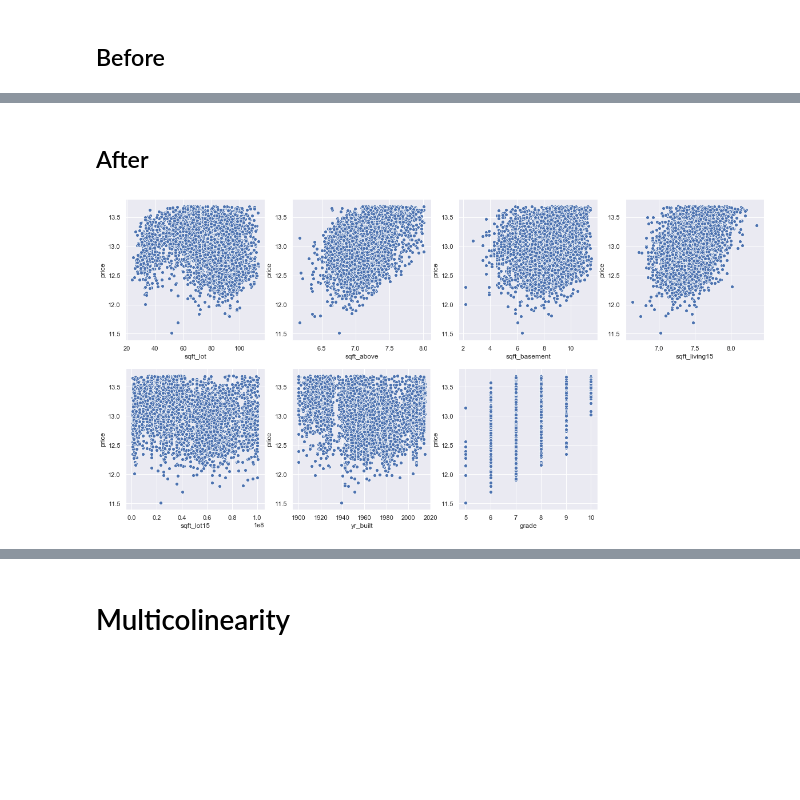
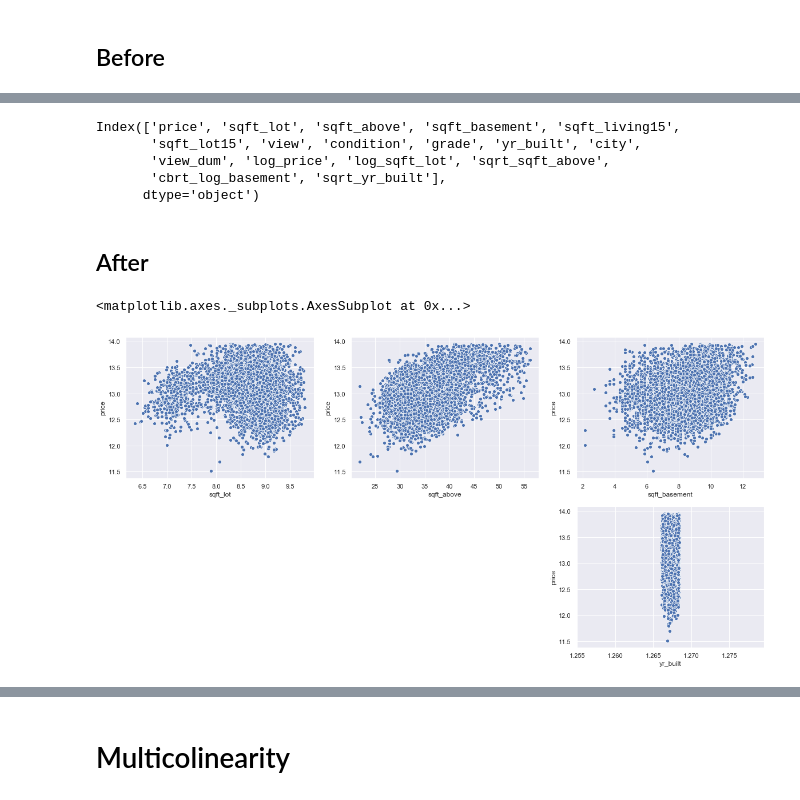
Before and after one commit to melanieshi0120/nyc-mhtn-ds-010620-lectures, a Jupyter notebook: week-6/KC_house_data/kc_house_data.ipynb, the cells around one changed output, grey strips where cells are left out. Saved outputs shown, nothing was run; the diff lists cells and outputs as text; code cells hidden in the pictures; blank space fills up the shorter version.

```diff
--- a/week-6/KC_house_data/kc_house_data.ipynb
+++ b/week-6/KC_house_data/kc_house_data.ipynb
@@ -530,5 +536,5 @@ q4=data2['sqft_basement'].quantile(0.05)
 # %%
-data41=data3[data3['sqft_basement']> q4]
-sns.distplot(data41['sqft_basement'])
+data4=data3[data3['sqft_basement']> q4]
+sns.distplot(data4['sqft_basement'])
 plt.show()
 # %% [output]
@@ -557,6 +563,6 @@ sns.distplot(data4['sqft_lot15'])
 # %%
-q5=data4['sqft_lot15'].quantile(0.9)
-data5=data4[data4['sqft_lot15']<q5]
-sns.distplot(data5['sqft_lot15'])
+q5=data5['sqft_lot15'].quantile(0.9)
+data6=data5[data5['sqft_lot15']<q5]
+sns.distplot(data6['sqft_lot15'])
 # %% [output]
 <matplotlib.axes._subplots.AxesSubplot at 0x...>
@@ -570,0 +597,5 @@ sns.distplot(data5['grade'])
+# %%
+#q5=data5['condition'].quantile(0.01)
+data6=data5[data5['condition']>2]
+plt.hist(data6['condition'])
+plt.show()
@@ -585,5 +605,0 @@ data5['condition'].min()
-# %%
-#q5=data5['condition'].quantile(0.01)
-data6=data5[data5['condition']>2.5]
-plt.hist(data6['condition'])
-plt.show()
@@ -636,32 +661,41 @@ sns.scatterplot(data7['yr_built'],data7['price'])
+# %%
+data7.columns
+# %% [output]
+Index(['price', 'sqft_lot', 'sqft_above', 'sqft_basement', 'sqft_living15',
+       'sqft_lot15', 'view', 'condition', 'grade', 'yr_built', 'city',
+       'view_dum', 'log_price', 'log_sqft_lot', 'sqrt_sqft_above',
+       'cbrt_log_basement', 'sqrt_yr_built'],
+      dtype='object')
 # %% [markdown]
 ## After
 # %%
 plt.figure(figsize=(20,10))
 
 #============================
-plt.subplot(241)
-sns.scatterplot(data6['sqft_lot']**(1/2),np.log(data6['price']))
+plt.subplot(231)
+sns.scatterplot(np.log(data7['sqft_lot']),np.log(data7['price']))
 #============================
-plt.subplot(242)
-sns.scatterplot(np.log(data6['sqft_above']),np.log(data6['price']))
+plt.subplot(232)
+sns.scatterplot(data7['sqft_above']**(1/2),np.log(data7['price']))
 #============================
-plt.subplot(243)
-sns.scatterplot(data6['sqft_basement']**(1/3),np.log(data6['price']))
+plt.subplot(233)
+sns.scatterplot(data7['sqft_basement']**(1/3),np.log(data7['price']))
 #============================
-plt.subplot(244)
-sns.scatterplot(np.log(data6['sqft_living15']),np.log(data6['price']))
+# plt.subplot(234)
+# sns.scatterplot(np.log(data6['sqft_living15']),np.log(data6['price']))
+# #============================
+# plt.subplot(235)
+# sns.scatterplot(data6['sqft_lot15']**(1/2),np.log(data6['price']))
 #============================
-plt.subplot(245)
-sns.scatterplot(data6['sqft_lot15']**2,np.log(data6['price']))
+plt.subplot(236)
+sns.scatterplot(data7['yr_built']**(1/2),np.log(data7['price']))
 #============================
-plt.subplot(246)
-sns.scatterplot(data6['yr_built'],np.log(data6['price']))
-#============================
-plt.subplot(247)
-sns.scatterplot(data6['grade'],np.log(data6['price']))
-plt.show()
+# plt.subplot(247)
+# sns.scatterplot(np.log(data6['grade']),np.log(data6['price']))
+# plt.show()
 # %% [output]
+<matplotlib.axes._subplots.AxesSubplot at 0x...>
-[figure, old version]
+[figure, new version]
 # %%
 #add transformed data and drop corresponding original data
 
```
Also changed, not shown: parts of 75 cells of this notebook, 1 other file.
